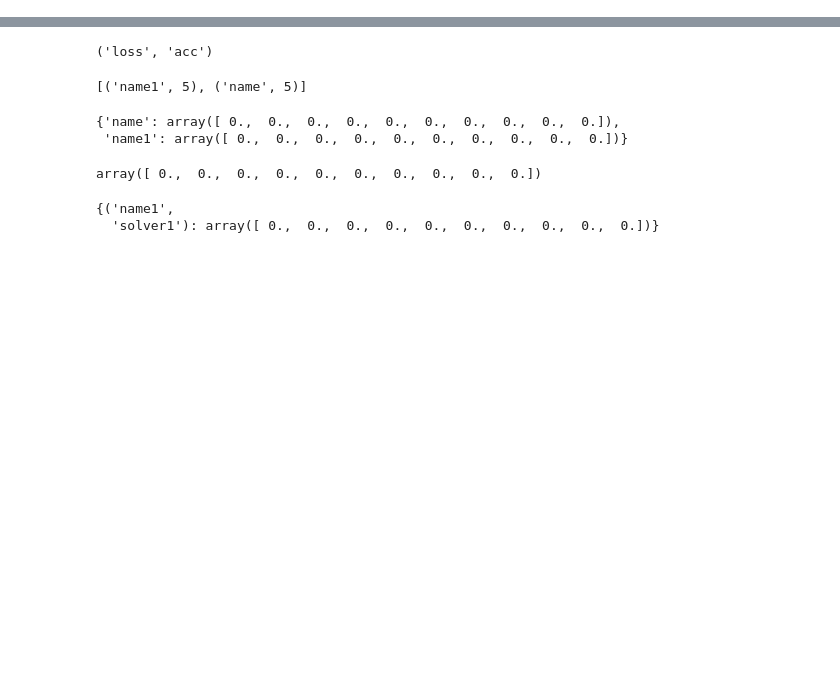
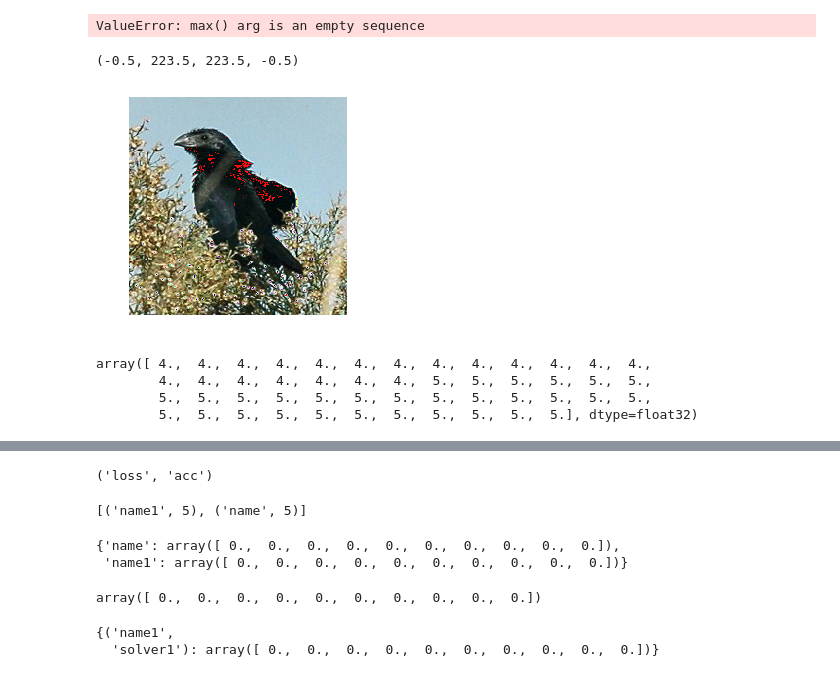
Before and after one commit to ybdong/paper, a Jupyter notebook: fine_grained.ipynb, the cells around one changed output, grey strips where cells are left out. Cells and saved outputs as stored; diff of their text form; code cells hidden in the pictures; blank space fills up the shorter version.

```diff
--- a/fine_grained.ipynb
+++ b/fine_grained.ipynb
@@ -302,0 +353,4 @@ del style_solver, scratch_style_solver, solvers
+# %%
+net_full_conv = caffe.Net('../models/finetune_bird_recognition/train_val.prototxt',
+                          '../models/finetune_bird_recognition/weights.pretrained.caffemodel',
+                          caffe.TEST)
@@ -302,0 +398,53 @@ del style_solver, scratch_style_solver, solvers
+# %%
+im = caffe.io.load_image('/home/ybdong/caffe/data/bird_classification/images/042.Vermilion_Flycatcher/Vermilion_Flycatcher_0020_42498.jpg')
+transformer = caffe.io.Transformer({'data': net_full_conv.blobs['data'].data.shape})
+transformer.set_mean('data', np.load('../python/caffe/imagenet/ilsvrc_2012_mean.npy').mean(1).mean(1))
+transformer.set_transpose('data', (2,0,1))
+transformer.set_channel_swap('data', (2,1,0))
+transformer.set_raw_scale('data', 255.0)
+# net_full_conv.blobs['data'].data[0, ...] = im
+net_full_conv.forward();
+# make classification map by forward and print prediction indices at each location
+#net_full_conv.forward_all(data=np.asarray([transformer.preprocess('data', im)]));
+# %%
+from skimage.measure import *
+feat2 = net_full_conv.blobs['pool5'].data[0,:]
+data2 = feat2.transpose((1,2,0))
+data2 = np.array(data2)
+data2=np.sum(data2,axis=2)
+tmp_mean2 = np.mean(np.mean(data2));
+highlight2=data2>tmp_mean2
+# data2[data2<tmp_mean2]=0
+mask,num=label(highlight2,return_num = True)
+mask[highlight2==False]=0
+a=[]
+for i in range(1,num):
+     a.append(mask.reshape(-1).tolist().count(i))
+maxl=(a.index(max(a))+1)
+mask[mask!=maxl]=0
+plt.figure(num='astronaut',figsize=(15,15))
+plt.subplot(1,4,1)
+plt.imshow(transformer.deprocess('data', net_full_conv.blobs['data'].data[0])); plt.axis('off')
+plt.subplot(1,4,2)
+plt.imshow(data2); plt.axis('off')
+plt.subplot(1,4,3)
+plt.imshow(highlight2); plt.axis('off')
+plt.subplot(1,4,4)
+plt.imshow(mask); plt.axis('off')
+# %% [output]
+ValueError: max() arg is an empty sequence
+# %%
+net_full_conv.forward();
+
+
+plt.imshow(transformer.deprocess('data', net_full_conv.blobs['data'].data[0])); plt.axis('off')
+# %% [output]
+(-0.5, 223.5, 223.5, -0.5)
+[figure, added]
+# %%
+net_full_conv.blobs['label'].data
+# %% [output]
+array([ 4.,  4.,  4.,  4.,  4.,  4.,  4.,  4.,  4.,  4.,  4.,  4.,  4.,
+        4.,  4.,  4.,  4.,  4.,  4.,  4.,  5.,  5.,  5.,  5.,  5.,  5.,
+        5.,  5.,  5.,  5.,  5.,  5.,  5.,  5.,  5.,  5.,  5.,  5.,  5.,
+        5.,  5.,  5.,  5.,  5.,  5.,  5.,  5.,  5.,  5.,  5.], dtype=float32)
```
Also changed, not shown: parts of 16 cells of this notebook.
